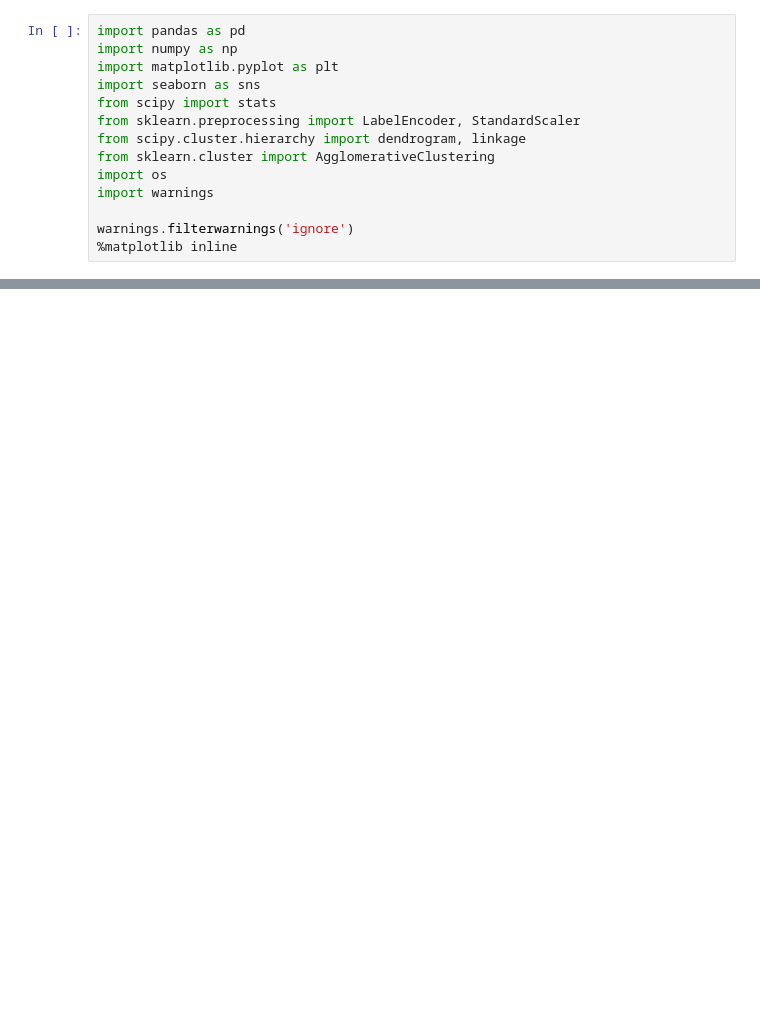
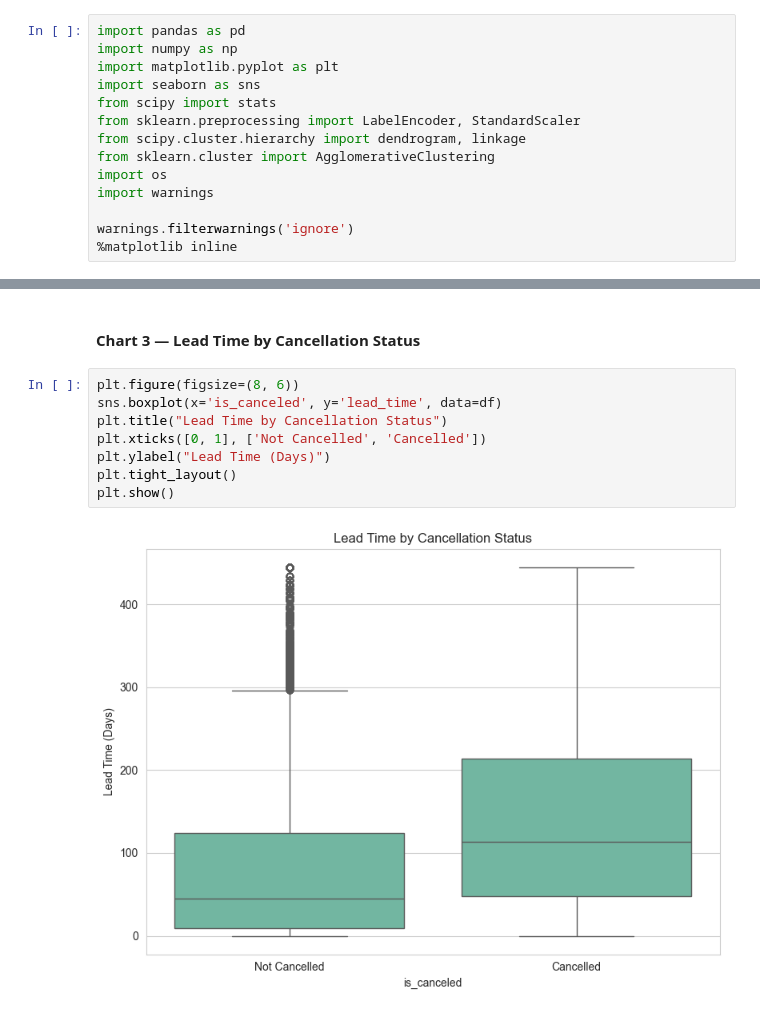
Before and after one commit to BhagyaInduwara/PUSL2077-DataScience-coursework, a Jupyter notebook: notebooks/Hotel_Booking_Analysis.ipynb, the cells around one changed output, grey strips where cells are left out. Cells and saved outputs as stored; diff of their text form; blank space fills up the shorter version.

```diff
--- a/notebooks/Hotel_Booking_Analysis.ipynb
+++ b/notebooks/Hotel_Booking_Analysis.ipynb
@@ -54,0 +267,12 @@ print(df.isnull().sum()[df.isnull().sum() > 0])
+# %% [markdown]
+#### Chart 3 — Lead Time by Cancellation Status
+# %%
+plt.figure(figsize=(8, 6))
+sns.boxplot(x='is_canceled', y='lead_time', data=df)
+plt.title("Lead Time by Cancellation Status")
+plt.xticks([0, 1], ['Not Cancelled', 'Cancelled'])
+plt.ylabel("Lead Time (Days)")
+plt.tight_layout()
+plt.show()
+# %% [output]
+[figure, added]
```
Also changed, not shown: parts of 53 cells of this notebook, 3 other files.
